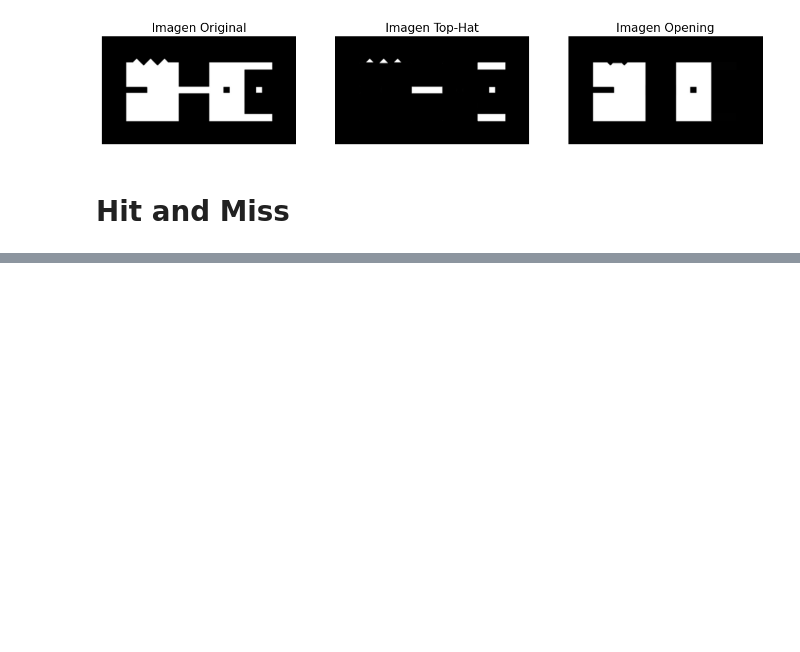
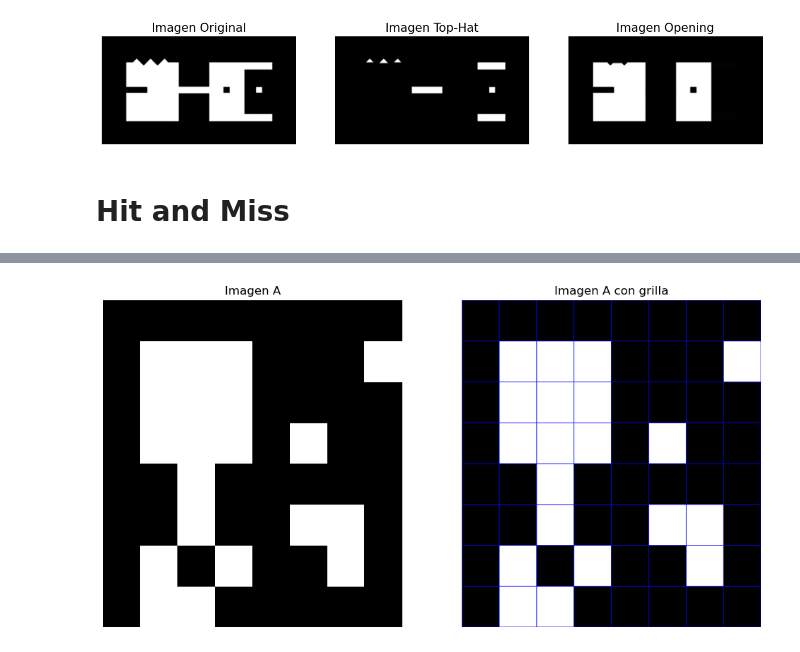
Before and after one commit to prausela/image-processing, a Jupyter notebook: tp7/ex5.ipynb, the cells around one changed output, grey strips where cells are left out. Saved outputs shown, nothing was run; the diff lists cells and outputs as text; code cells hidden in the pictures; blank space fills up the shorter version.

```diff
--- a/tp7/ex5.ipynb
+++ b/tp7/ex5.ipynb
@@ -109,0 +118,19 @@ plt.show()
+# %%
+# Definimos una imagen A
+A = np.matrix('0 0 0 0 0 0 0 0; 0 255 255 255 0 0 0 255; 0 255 255 255 0 0 0 0; 0 255 255 255 0 255 0 0; 0 0 255 0 0 0 0 0; 0 0 255 0 0 255 255 0; 0 255 0 255 0 0 255 0; 0 255 255 0 0 0 0 0', dtype=np.uint8)
+
+fig = plt.figure(figsize=(12, 6))
+
+fig.add_subplot(1, 2, 1)
+plt.pcolor(A[::-1], cmap='gray', edgecolors='none')
+plt.axis('off')
+plt.title("Imagen A")
+
+fig.add_subplot(1, 2, 2)
+plt.pcolor(A[::-1], cmap='gray', edgecolors='b', linewidths=0.5)
+plt.axis('off')
+plt.title("Imagen A con grilla")
+
+plt.show()
+# %% [output]
+[figure, added]
```
Also changed, not shown: parts of 7 cells of this notebook.
